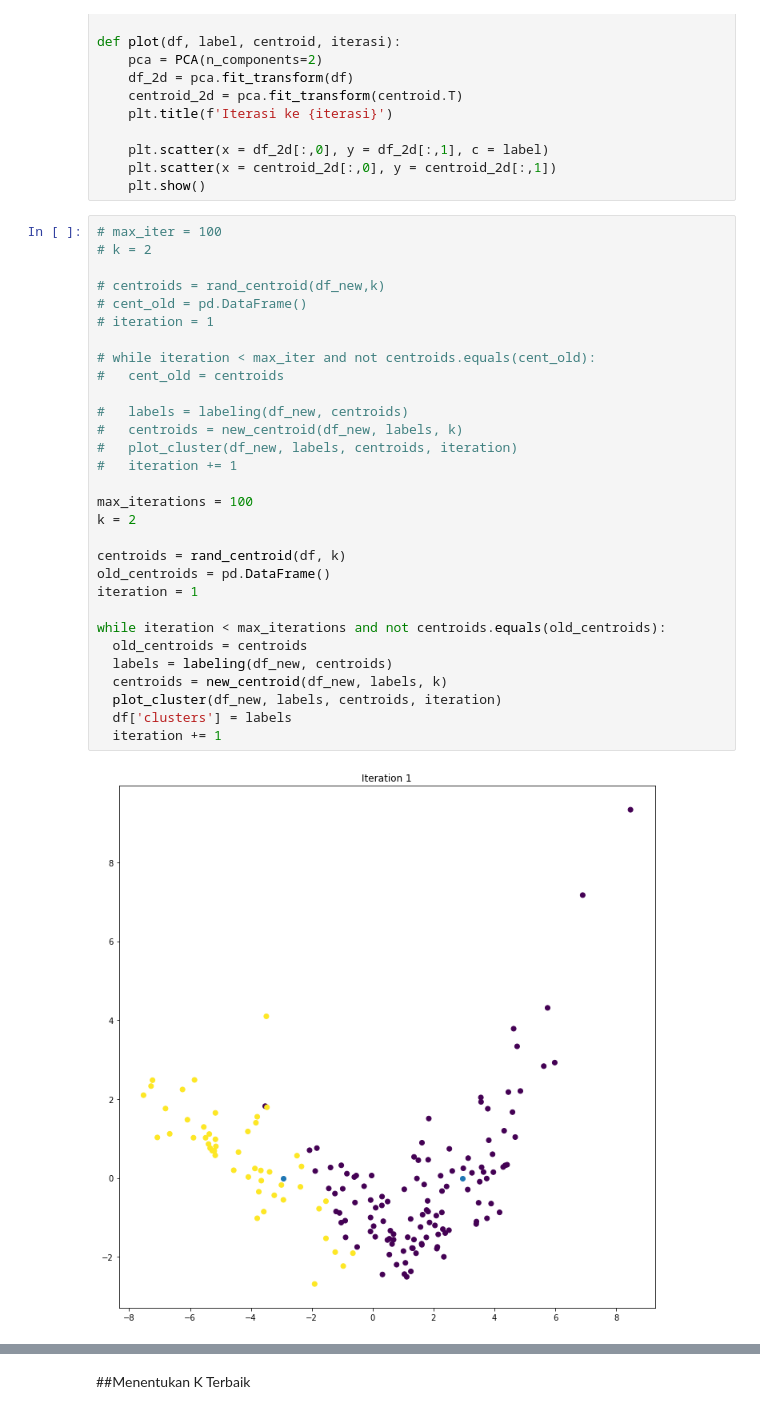
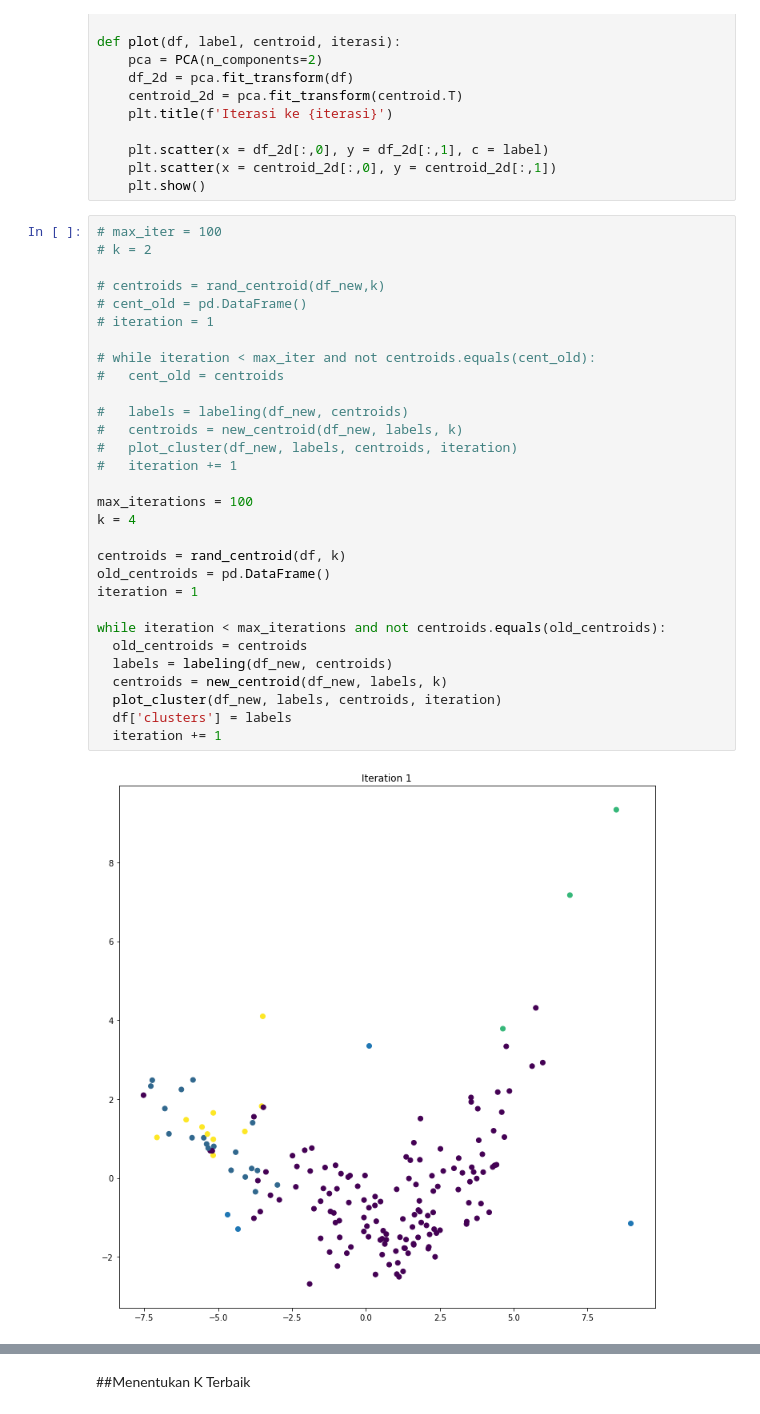
Before and after one commit to AlsT26/ML_Case-Based-2, a Jupyter notebook: ML_Case-Based-2.ipynb, the cells around one changed output, grey strips where cells are left out. Saved outputs shown, nothing was run; the diff lists cells and outputs as text.

```diff
--- a/ML_Case-Based-2.ipynb
+++ b/ML_Case-Based-2.ipynb
@@ -237,32 +238,32 @@ def plot(df, label, centroid, iterasi):
 # %%
 # max_iter = 100
 # k = 2
 
 # centroids = rand_centroid(df_new,k)
 # cent_old = pd.DataFrame()
 # iteration = 1
 
 # while iteration < max_iter and not centroids.equals(cent_old):
 #   cent_old = centroids
 
 #   labels = labeling(df_new, centroids)
 #   centroids = new_centroid(df_new, labels, k)
 #   plot_cluster(df_new, labels, centroids, iteration)
 #   iteration += 1
 
 max_iterations = 100
-k = 2
+k = 4
 
 centroids = rand_centroid(df, k)
 old_centroids = pd.DataFrame()
 iteration = 1
 
 while iteration < max_iterations and not centroids.equals(old_centroids):
   old_centroids = centroids
   labels = labeling(df_new, centroids)
   centroids = new_centroid(df_new, labels, k)
   plot_cluster(df_new, labels, centroids, iteration)
   df['clusters'] = labels
   iteration += 1
 # %% [output]
-[figure, old version]
+[figure, new version]
```
Also changed, not shown: parts of 4 cells of this notebook.
